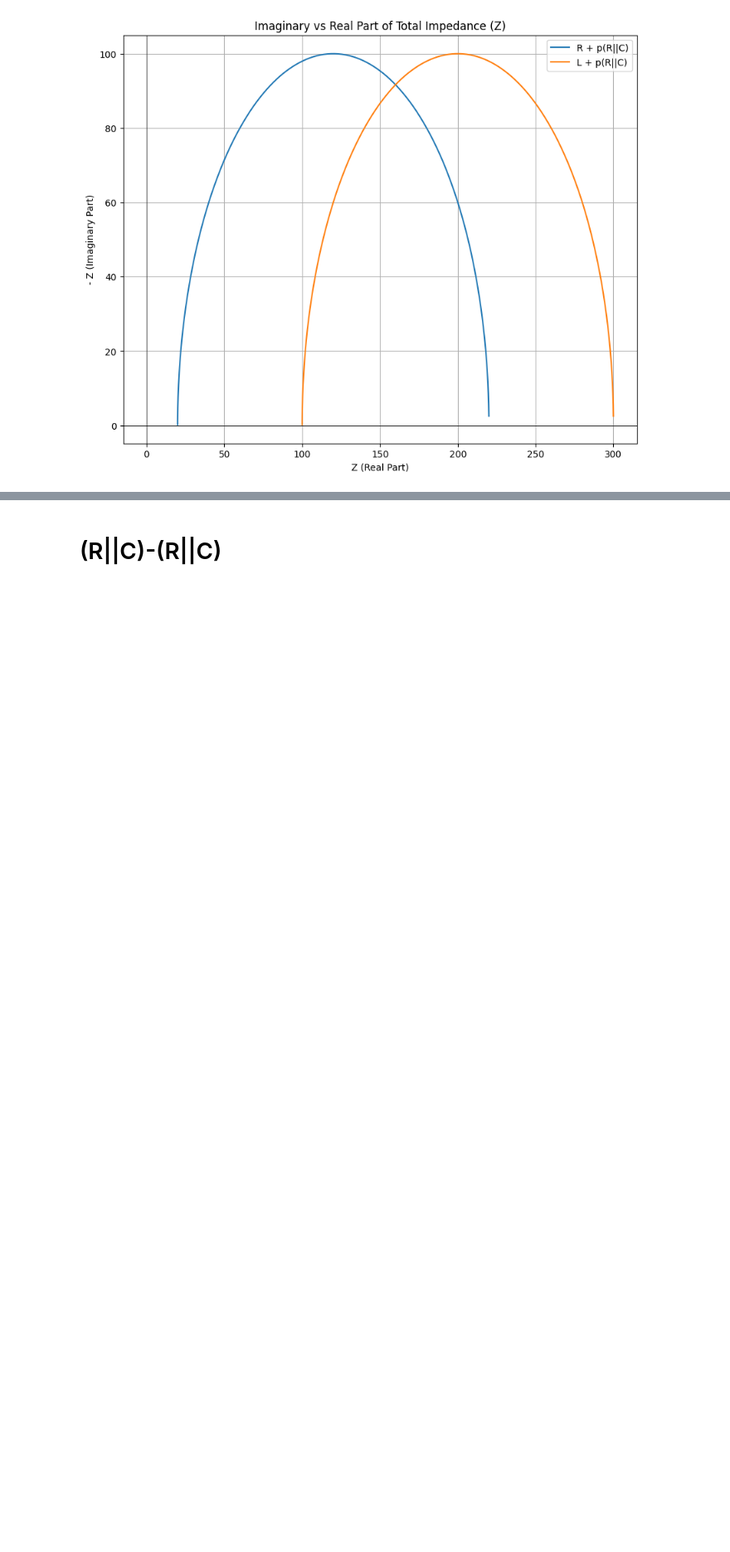
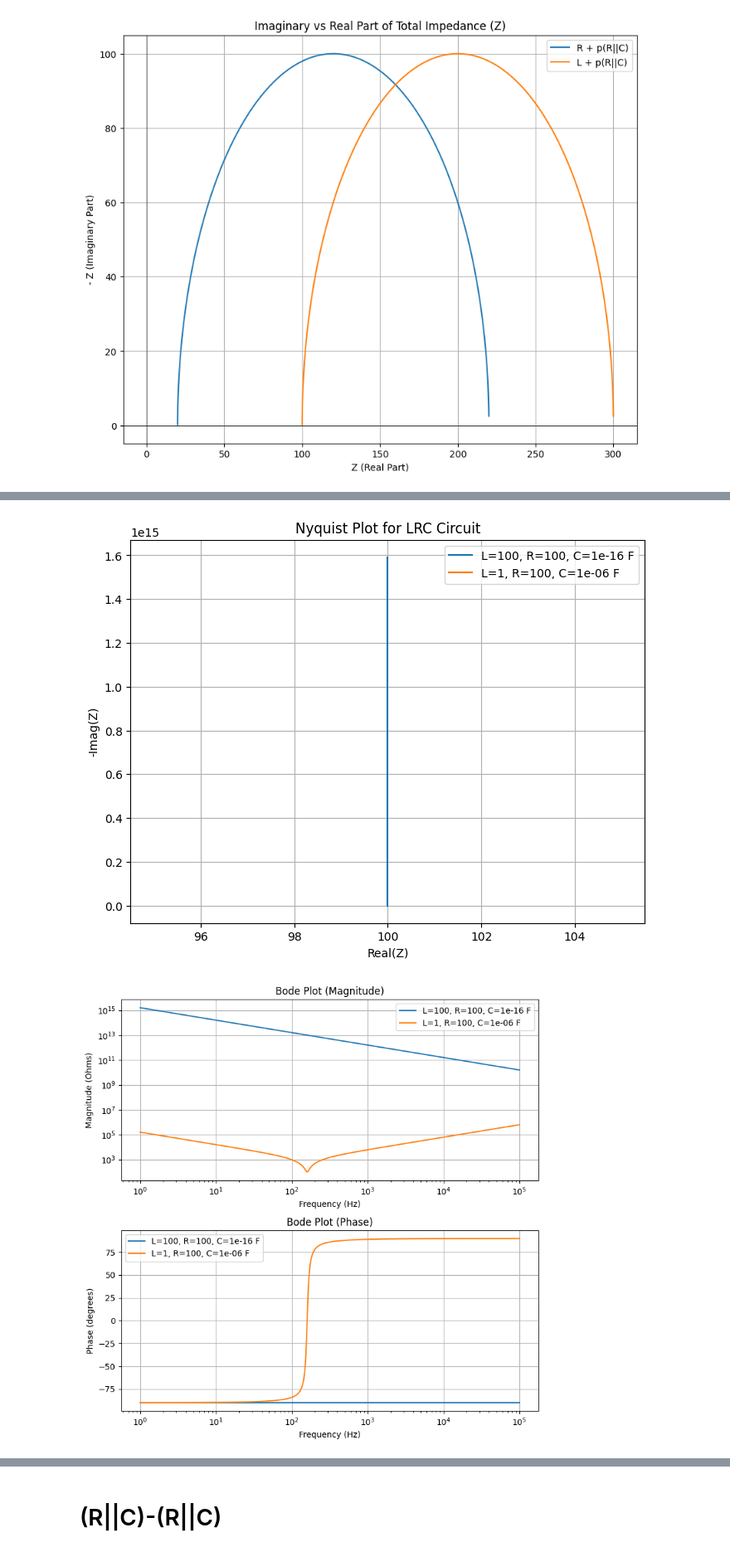
Before and after one commit to Tor91/EIS, a Jupyter notebook: EIS.ipynb, the cells around one changed output, grey strips where cells are left out. Shown at 83% size. Drawn from its saved outputs; the diff is of its cells as text; code cells hidden in the pictures; blank space fills up the shorter version.

```diff
--- a/EIS.ipynb
+++ b/EIS.ipynb
@@ -789,0 +856,66 @@ plt.show()
+# %%
+# prompt: plot 2: L-R-C :  1) L= 100, R =100, C = 1 pF    2)  L= 100, R =100, C = 0.1 F
+
+import numpy as np
+import matplotlib.pyplot as plt
+
+# Define frequencies
+frequencies = np.logspace(0, 5, 500)  # Adjust frequency range as needed
+omega = 2 * np.pi * frequencies
+
+# Function to calculate impedance for LRC circuit
+def impedance_LRC(R, L, C, omega):
+    Z_L = 1j * omega * L
+    Z_C = 1 / (1j * omega * C)
+    Z_R = R
+    return Z_R + Z_L + Z_C
+
+# Parameters for the two curves
+L1, R1, C1 = 100, 100, 1e-16  # 1 pF
+L2, R2, C2 = 1, 100, 1e-6     # 0.1 F
+
+# Calculate impedances
+Z1 = impedance_LRC(R1, L1, C1, omega)
+Z2 = impedance_LRC(R2, L2, C2, omega)
+
+
+# --- Nyquist Plots ---
+plt.figure(figsize=(8, 6))
+plt.plot(Z1.real, -Z1.imag, label=f'L={L1}, R={R1}, C={C1} F')
+plt.plot(Z2.real, -Z2.imag, label=f'L={L2}, R={R2}, C={C2} F')
+plt.xlabel('Real(Z)')
+plt.ylabel('-Imag(Z)')
+plt.title('Nyquist Plot for LRC Circuit')
+plt.grid(True)
+plt.legend()
+plt.show()
+
+
+# --- Bode Plots ---
+fig, axs = plt.subplots(2, 1, figsize=(8, 8))
+
+# Magnitude plot
+axs[0].loglog(frequencies, np.abs(Z1), label=f'L={L1}, R={R1}, C={C1} F')
+axs[0].loglog(frequencies, np.abs(Z2), label=f'L={L2}, R={R2}, C={C2} F')
+axs[0].set_xlabel('Frequency (Hz)')
+axs[0].set_ylabel('Magnitude (Ohms)')
+axs[0].set_title('Bode Plot (Magnitude)')
+axs[0].grid(True)
+axs[0].legend()
+
+
+# Phase plot
+axs[1].semilogx(frequencies, np.angle(Z1, deg=True), label=f'L={L1}, R={R1}, C={C1} F')
+axs[1].semilogx(frequencies, np.angle(Z2, deg=True), label=f'L={L2}, R={R2}, C={C2} F')
+axs[1].set_xlabel('Frequency (Hz)')
+axs[1].set_ylabel('Phase (degrees)')
+axs[1].set_title('Bode Plot (Phase)')
+axs[1].grid(True)
+axs[1].legend()
+
+
+plt.tight_layout()
+plt.show()
+# %% [output]
+[figure, added]
+[figure, added]
```
Also changed, not shown: parts of 3 cells of this notebook.
